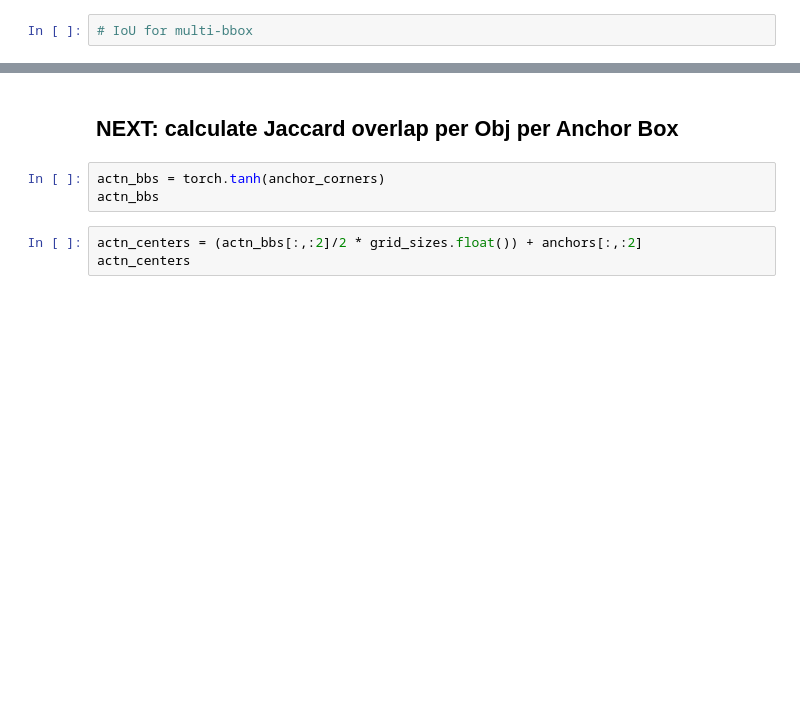
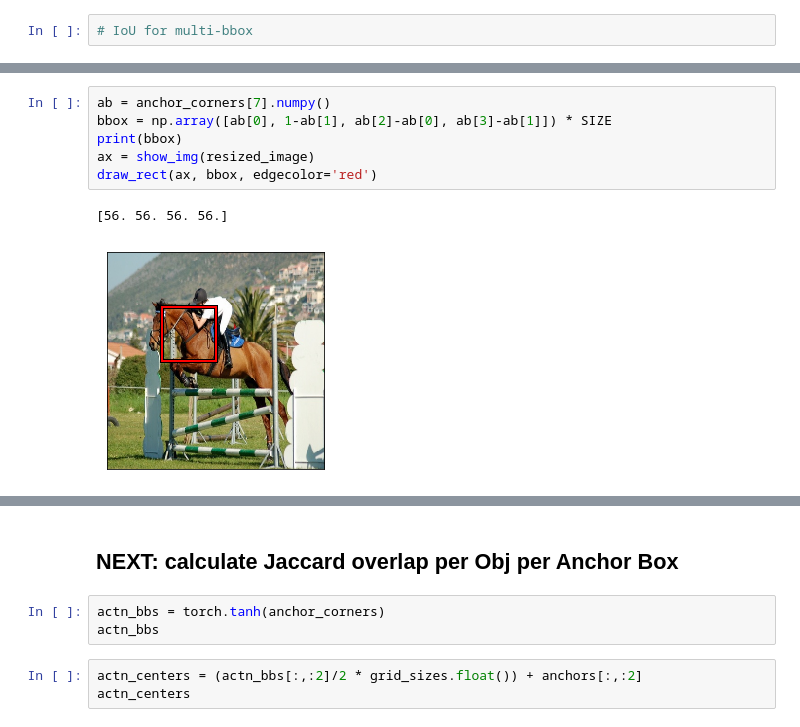
Before and after one commit to aaronlelevier/pytorch-practice, a Jupyter notebook: notebooks/fastai-lesson-9-obj-detect-4x4-grid-multi-box.ipynb, the cells around one changed output, grey strips where cells are left out. Drawn from its saved outputs; the diff is of its cells as text; blank space fills up the shorter version.

Commit message:
Single Bbox IoU calculation

```diff
--- a/notebooks/fastai-lesson-9-obj-detect-4x4-grid-multi-box.ipynb
+++ b/notebooks/fastai-lesson-9-obj-detect-4x4-grid-multi-box.ipynb
@@ -584,3 +966,12 @@ bbox1
+# %%
+ab = anchor_corners[7].numpy()
+bbox = np.array([ab[0], 1-ab[1], ab[2]-ab[0], ab[3]-ab[1]]) * SIZE
+print(bbox)
+ax = show_img(resized_image)
+draw_rect(ax, bbox, edgecolor='red')
+# %% [output]
+[56. 56. 56. 56.]
+[figure, added]
 # %%
 # image_id = random.choice(train_image_ids)
 image_id = train_image_ids[1]
```
Also changed, not shown: parts of 104 cells of this notebook.
